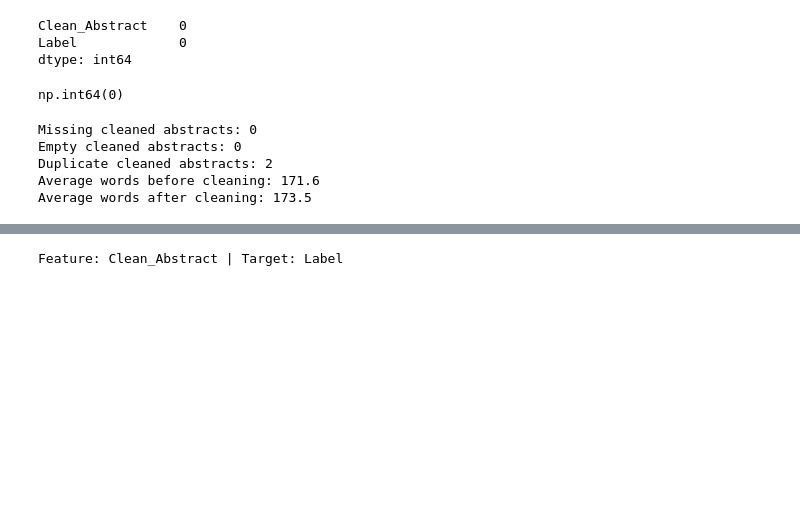
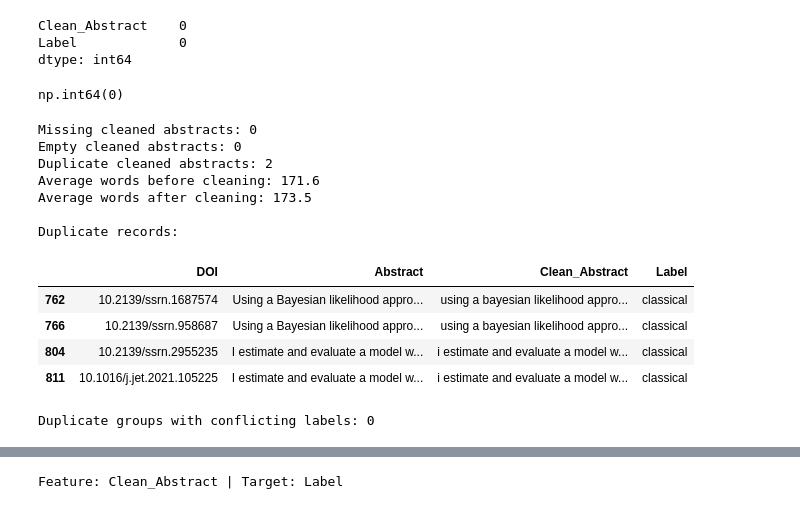
Before and after one commit to MasindiManaga/Natural_Language_Processing, a Jupyter notebook: notebooks/01_expert_system.ipynb, the cells around one changed output, grey strips where cells are left out. Cells and saved outputs as stored; diff of their text form; code cells hidden in the pictures; blank space fills up the shorter version.

```diff
--- a/notebooks/01_expert_system.ipynb
+++ b/notebooks/01_expert_system.ipynb
@@ -296,15 +296,39 @@ dtype: int64
 # %% [output]
 np.int64(0)
 # %%
+
 # validate cleaned abstracts
 print("Missing cleaned abstracts:", df["Clean_Abstract"].isna().sum())
 print("Empty cleaned abstracts:", df["Clean_Abstract"].eq("").sum())
 print("Duplicate cleaned abstracts:", df.duplicated(subset=["Clean_Abstract"]).sum())
-print("Average words before cleaning:", round(df["Abstract"].str.split().str.len().mean(), 1))
-print("Average words after cleaning:", round(df["Clean_Abstract"].str.split().str.len().mean(), 1))
+
+print("Average words before cleaning:",
+      round(df["Abstract"].str.split().str.len().mean(), 1))
+print("Average words after cleaning:",
+      round(df["Clean_Abstract"].str.split().str.len().mean(), 1))
+
+# inspect duplicate cleaned abstracts
+duplicates = df[
+    df.duplicated(subset=["Clean_Abstract"], keep=False)
+]
+
+print("\nDuplicate records:")
+display(duplicates[["DOI", "Abstract", "Clean_Abstract", "Label"]])
+
+# check for conflicting labels
+conflicts = duplicates.groupby("Clean_Abstract")["Label"].nunique()
+print("Duplicate groups with conflicting labels:", (conflicts > 1).sum())
 # %% [output]
 Missing cleaned abstracts: 0
 Empty cleaned abstracts: 0
 Duplicate cleaned abstracts: 2
 Average words before cleaning: 171.6
 Average words after cleaning: 173.5
+
+Duplicate records:
+|  | DOI | Abstract | Clean_Abstract | Label |
+| 762 | 10.2139/ssrn.1687574 | Using a Bayesian likelihood appro... | using a bayesian likelihood appro... | classical |
+| 766 | 10.2139/ssrn.958687 | Using a Bayesian likelihood appro... | using a bayesian likelihood appro... | classical |
+| 804 | 10.2139/ssrn.2955235 | I estimate and evaluate a model w... | i estimate and evaluate a model w... | classical |
+| 811 | 10.1016/j.jet.2021.105225 | I estimate and evaluate a model w... | i estimate and evaluate a model w... | classical |
+Duplicate groups with conflicting labels: 0
```
Also changed, not shown: parts of 9 cells of this notebook.
